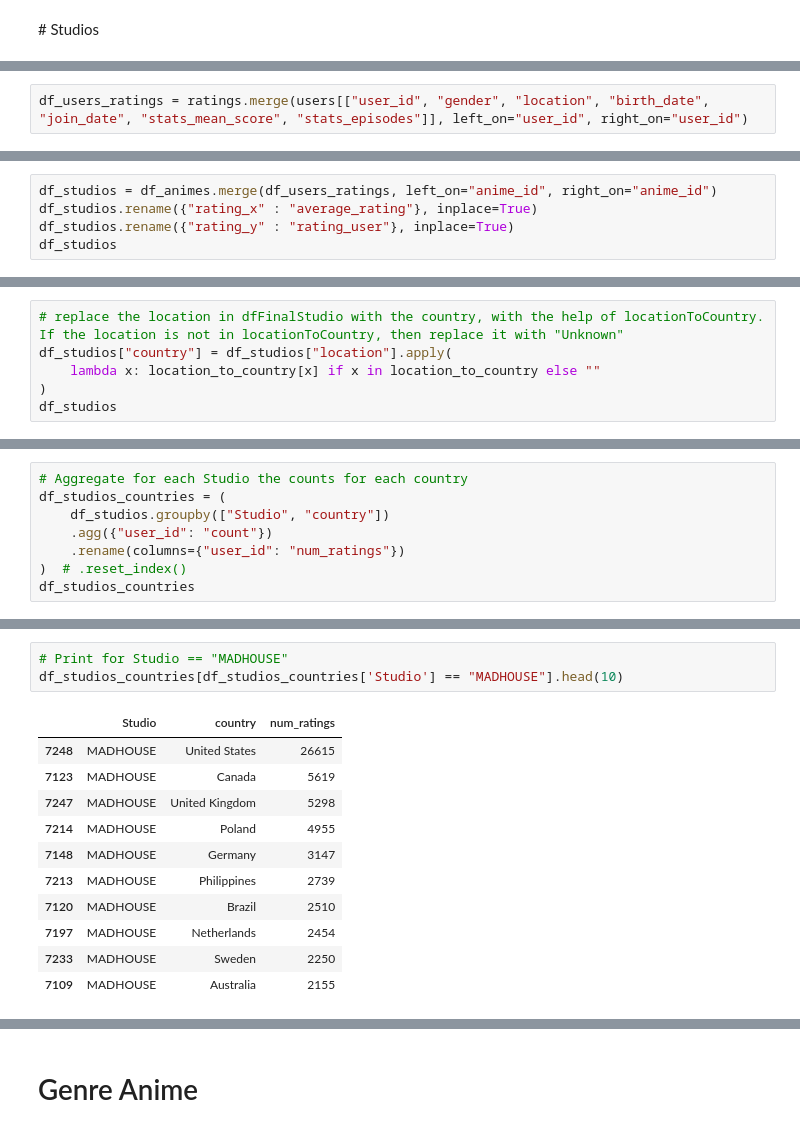
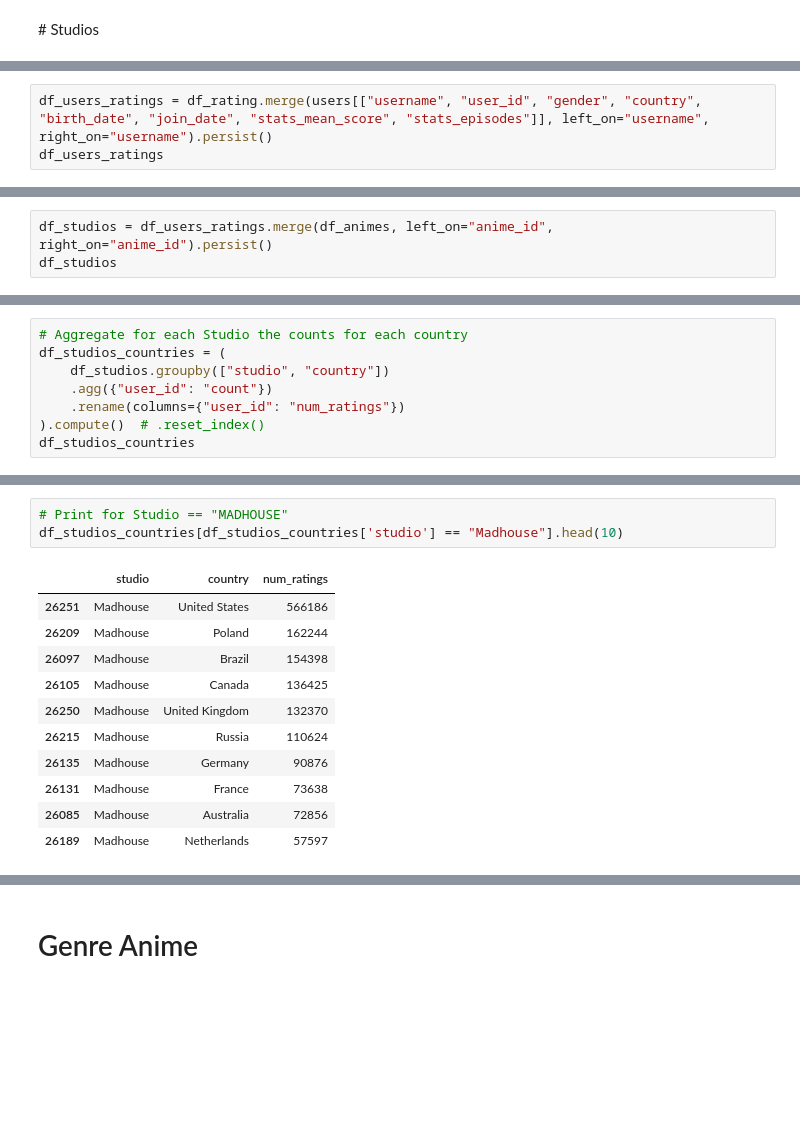
Before and after one commit to com-480-data-visualization/project-2023-vizmoica, a Jupyter notebook: eda_country.ipynb, the cells around one changed output, grey strips where cells are left out. Saved outputs shown, nothing was run; the diff lists cells and outputs as text; blank space fills up the shorter version.

```diff
--- a/eda_country.ipynb
+++ b/eda_country.ipynb
@@ -301,2 +365,3 @@ df_animes
 # %%
-df_users_ratings = ratings.merge(users[["user_id", "gender", "location", "birth_date", "join_date", "stats_mean_score", "stats_episodes"]], left_on="user_id", right_on="user_id")
+df_users_ratings = df_rating.merge(users[["username", "user_id", "gender", "country", "birth_date", "join_date", "stats_mean_score", "stats_episodes"]], left_on="username", right_on="username").persist()
+df_users_ratings
@@ -303,6 +378,4 @@ df_users_ratings = ratings.merge(users[["user_id", "gender", "location", "birth_
 # %%
-df_studios = df_animes.merge(df_users_ratings, left_on="anime_id", right_on="anime_id")
-df_studios.rename({"rating_x" : "average_rating"}, inplace=True)
-df_studios.rename({"rating_y" : "rating_user"}, inplace=True)
+df_studios = df_users_ratings.merge(df_animes, left_on="anime_id", right_on="anime_id").persist()
 df_studios
 # %% [output]
@@ -322,6 +390,0 @@ df_studios
-# %%
-# replace the location in dfFinalStudio with the country, with the help of locationToCountry. If the location is not in locationToCountry, then replace it with "Unknown"
-df_studios["country"] = df_studios["location"].apply(
-    lambda x: location_to_country[x] if x in location_to_country else ""
-)
-df_studios
@@ -376,10 +425,10 @@ df_studios["user_id"].nunique()
 # %%
 # Aggregate for each Studio the counts for each country
 df_studios_countries = (
-    df_studios.groupby(["Studio", "country"])
+    df_studios.groupby(["studio", "country"])
     .agg({"user_id": "count"})
     .rename(columns={"user_id": "num_ratings"})
-)  # .reset_index()
+).compute()  # .reset_index()
 df_studios_countries
 # %% [output]
 |  |  | num_ratings |
@@ -468,16 +517,16 @@ plot.get_figure().savefig(data / plotPath / "Number of country per Studio.png")
 # %%
 # Print for Studio == "MADHOUSE"
-df_studios_countries[df_studios_countries['Studio'] == "MADHOUSE"].head(10)
+df_studios_countries[df_studios_countries['studio'] == "Madhouse"].head(10)
 # %% [output]
-|  | Studio | country | num_ratings |
-| 7248 | MADHOUSE | United States | 26615 |
-| 7123 | MADHOUSE | Canada | 5619 |
-| 7247 | MADHOUSE | United Kingdom | 5298 |
-| 7214 | MADHOUSE | Poland | 4955 |
-| 7148 | MADHOUSE | Germany | 3147 |
-| 7213 | MADHOUSE | Philippines | 2739 |
-| 7120 | MADHOUSE | Brazil | 2510 |
-| 7197 | MADHOUSE | Netherlands | 2454 |
-| 7233 | MADHOUSE | Sweden | 2250 |
-| 7109 | MADHOUSE | Australia | 2155 |
+|  | studio | country | num_ratings |
+| 26251 | Madhouse | United States | 566186 |
+| 26209 | Madhouse | Poland | 162244 |
+| 26097 | Madhouse | Brazil | 154398 |
+| 26105 | Madhouse | Canada | 136425 |
+| 26250 | Madhouse | United Kingdom | 132370 |
+| 26215 | Madhouse | Russia | 110624 |
+| 26135 | Madhouse | Germany | 90876 |
+| 26131 | Madhouse | France | 73638 |
+| 26085 | Madhouse | Australia | 72856 |
+| 26189 | Madhouse | Netherlands | 57597 |
 # %%
```
Also changed, not shown: parts of 29 cells of this notebook, 2 other files.
